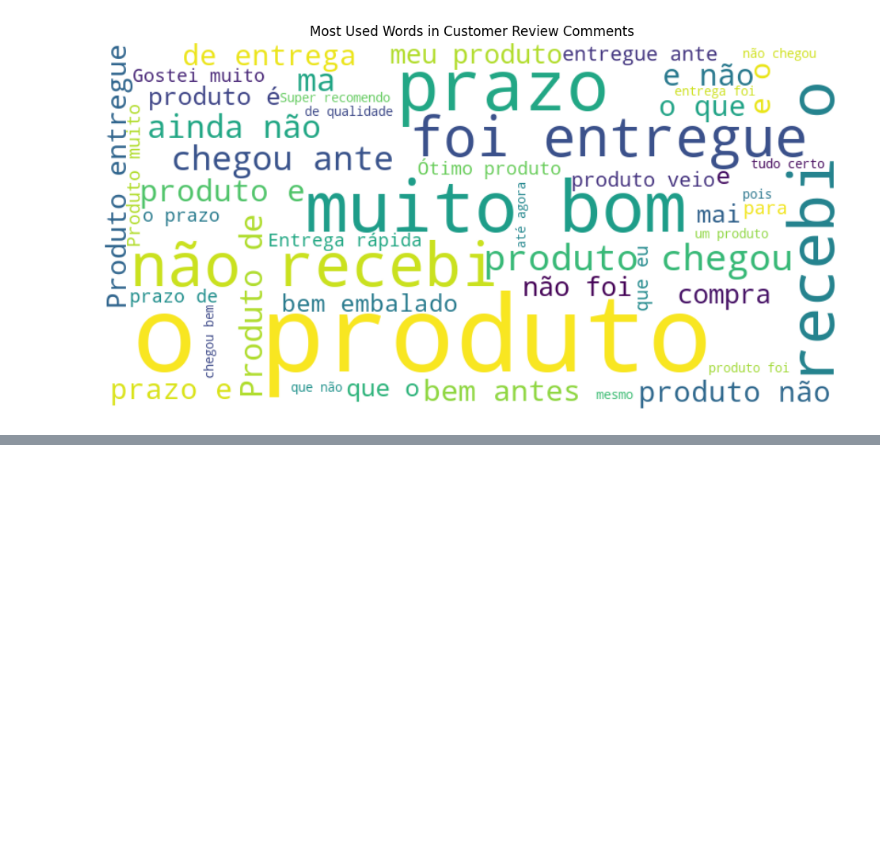
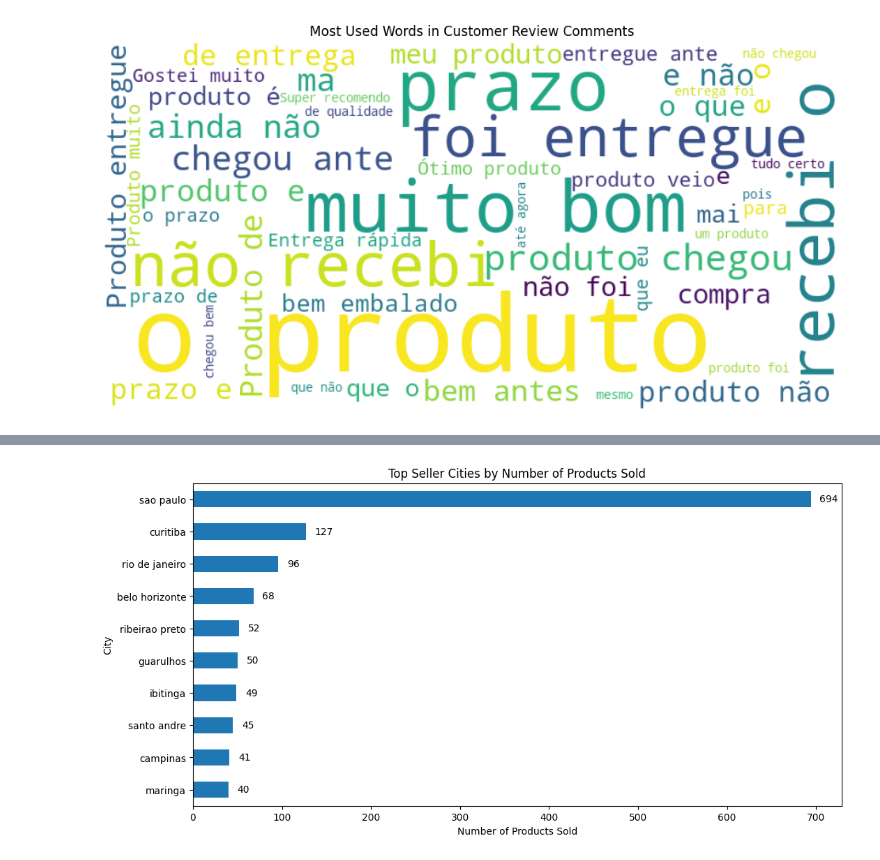
Before and after one commit to Breinich/BrasilianEcommerceAnalysis, a Jupyter notebook: Solution.ipynb, the cells around one changed output, grey strips where cells are left out. Cells and saved outputs as stored; diff of their text form; code cells hidden in the pictures; blank space fills up the shorter version.

Commit message:
seller id and cities

```diff
--- a/Solution.ipynb
+++ b/Solution.ipynb
@@ -217,0 +245,22 @@ plt.show()
+# %%
+import pandas as pd
+import matplotlib.pyplot as plt
+
+sellers_data = pd.read_csv('data/olist_sellers_dataset.csv')
+
+products_sold_per_city = sellers_data['seller_city'].value_counts()
+top_seller_cities = products_sold_per_city.head(10)
+
+plt.figure(figsize=(12, 6))
+bar_plot = top_seller_cities.sort_values().plot(kind='barh')
+plt.xlabel('Number of Products Sold')
+plt.ylabel('City')
+plt.title('Top Seller Cities by Number of Products Sold')
+plt.xticks(rotation=0)
+
+for i, v in enumerate(top_seller_cities.sort_values()):
+    bar_plot.text(v + 10, i, str(v), va='center')
+
+plt.show()
+# %% [output]
+[figure, added]
```
Also changed, not shown: parts of 2 cells of this notebook.
